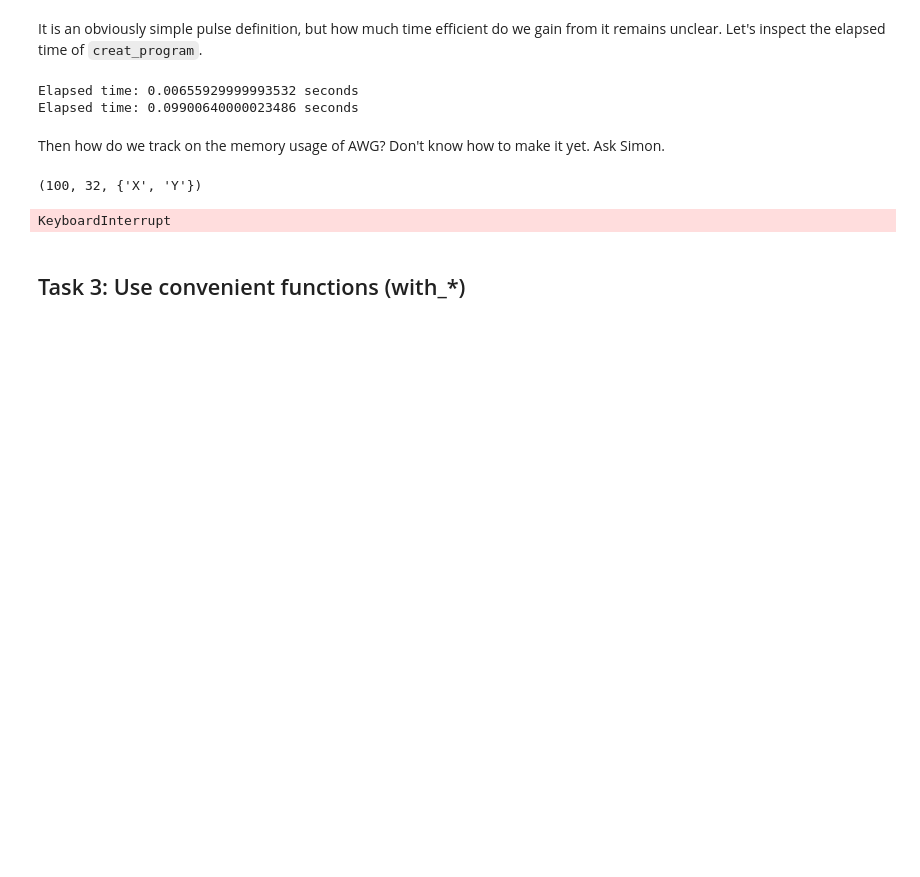
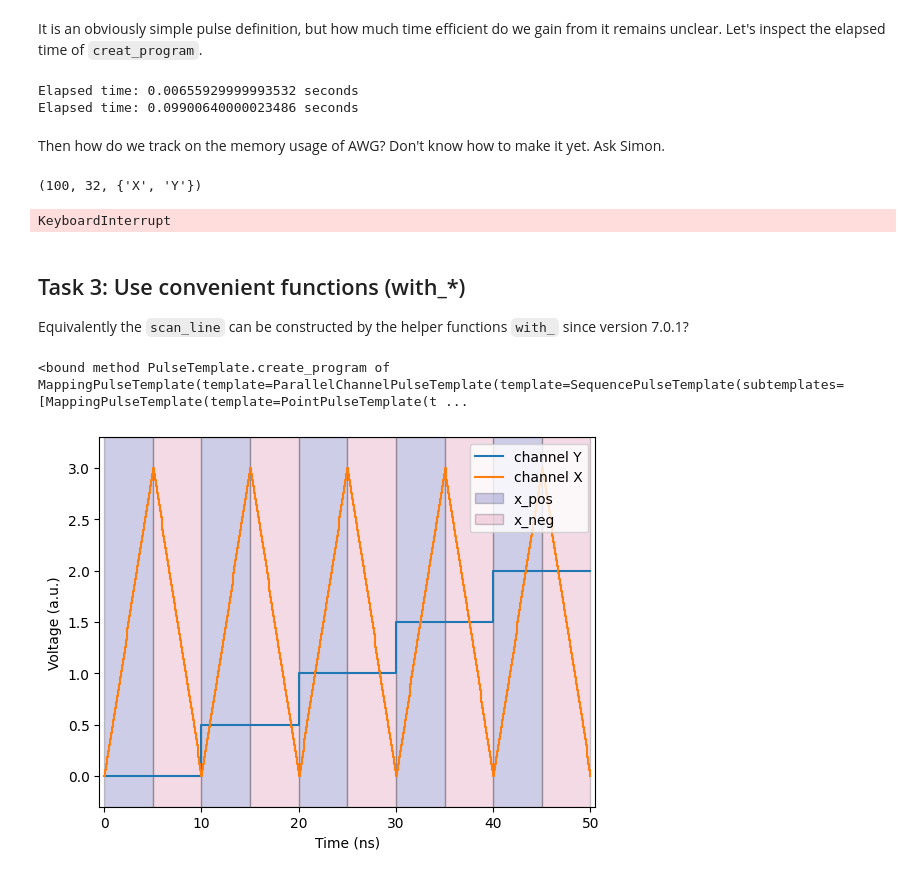
Before and after one commit to BrllsRX/qupulse, a Jupyter notebook: doc/source/examples/99SnakeChargeScan.ipynb, the cells around one changed output. Drawn from its saved outputs; the diff is of its cells as text; code cells hidden in the pictures; blank space fills up the shorter version.

```diff
--- a/doc/source/examples/99SnakeChargeScan.ipynb
+++ b/doc/source/examples/99SnakeChargeScan.ipynb
@@ -232,16 +232,43 @@ seqc_program = manager.to_seqc_program()
 KeyboardInterrupt
 # %% [markdown]
 ## Task 3: Use convenient functions (with_*)
+
+Equivalently the `scan_line` can be constructed by the helper functions `with_` since version 7.0.1?
 # %%
-from qupulse.pulses import PointPT, ConstantPT, AtomicMultiChannelPT
+from qupulse.pulses import PointPT
 import sympy
 
 tx_sweep = sympy.sympify('tx_sweep')
 
-# use helper function
-forward = PointPT([(0,      'x_start'),
+# use helper functions
+forward = PointPT([(0,        'x_start'),
                    (tx_sweep, 'x_stop', 'linear')],
-                  channel_names='X',
+                  channel_names=('X', 'Y'),
                   measurements=[('M', 0, tx_sweep)])
 
-backward = forward.with_time_reversal()
+backward = forward.with_time_reversal().with_mapping(measurement_mapping={'M': 'x_neg'})
+forward = forward.with_mapping(measurement_mapping={'M': 'x_pos'})
+
+scan_x = forward.with_appended(backward)
+scan_line = scan_x.with_parallel_channels({'Y': 'y_start + y_step * y_i'})
+scan_line = scan_line.with_mapping(parameter_mapping={'y_step': '(y_stop - y_start) / (N_y - 1)'})
+
+snake_cds = scan_line.with_iteration('y_i', 'N_y')
+# %%
+print(scan_line.create_program)
+# %% [output]
+<bound method PulseTemplate.create_program of MappingPulseTemplate(template=ParallelChannelPulseTemplate(template=SequencePulseTemplate(subtemplates=[MappingPulseTemplate(template=PointPulseTemplate(t ...
+# %%
+from qupulse.pulses.plotting import plot
+
+default_params = {
+    'tx_sweep': 5,
+    'N_y': 5,
+    'x_start': 0,
+    'x_stop': 3,
+    'y_start': 0,
+    'y_stop': 2,
+}
+_ = plot(snake_cds, parameters=default_params, plot_measurements=('x_pos','x_neg'))
+# %% [output]
+[figure, added]
```
